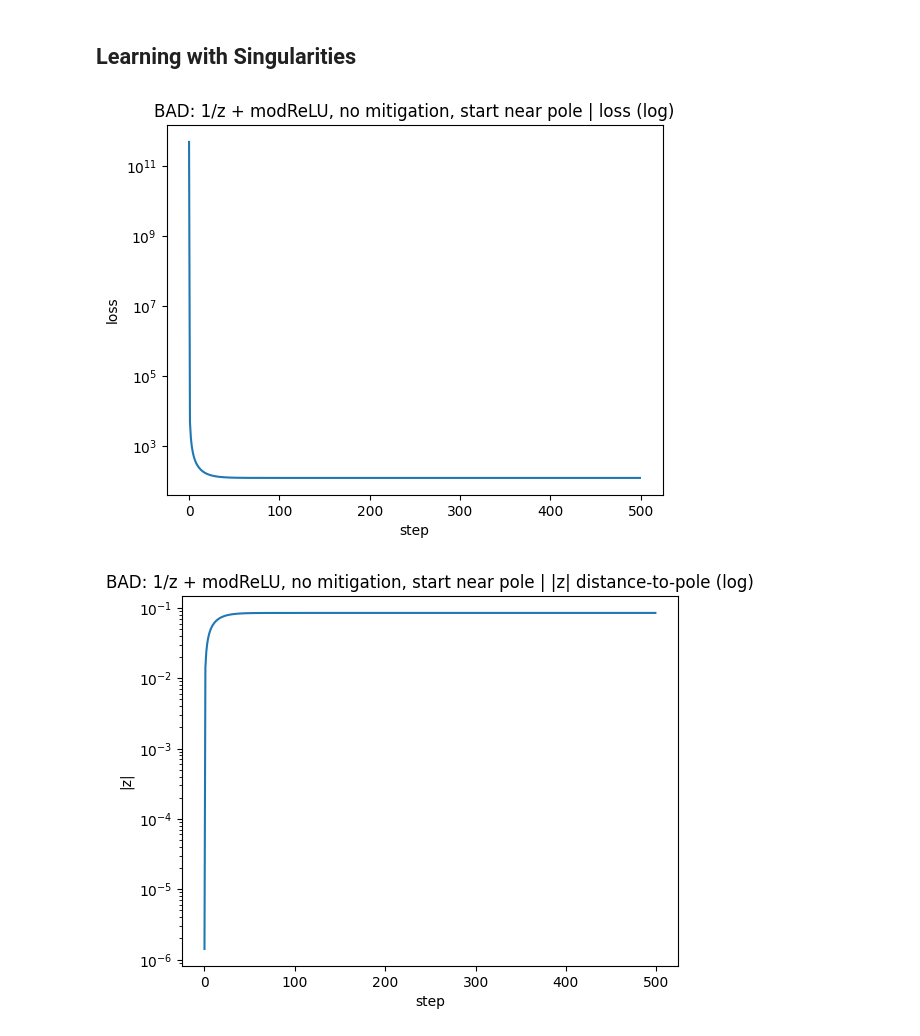
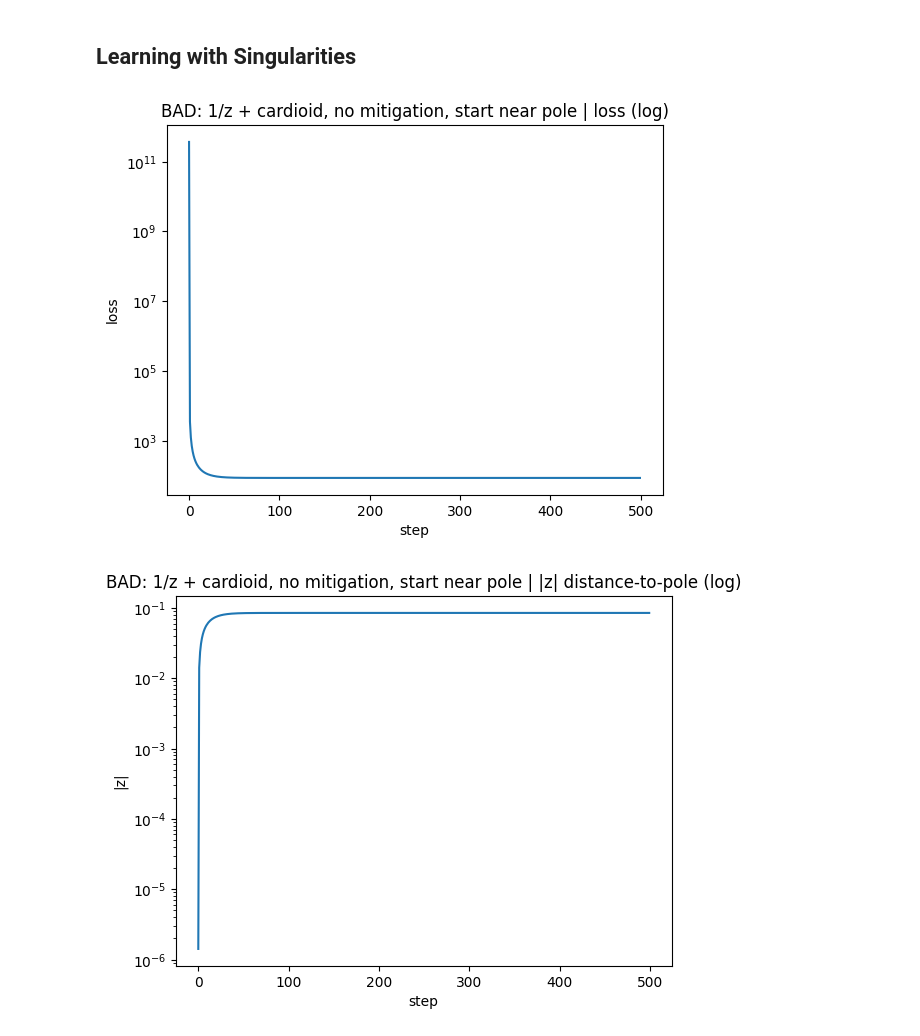
Before and after one commit to sjeastwood/CMPT981_CVNN, a Jupyter notebook: Singularities_Sweep.ipynb, the cells around one changed output. Saved outputs shown, nothing was run; the diff lists cells and outputs as text; code cells hidden in the pictures.

```diff
--- a/Singularities_Sweep.ipynb
+++ b/Singularities_Sweep.ipynb
@@ -299,16 +299,16 @@ def plot_hist(hist, title):
 # %%
 hist_bad = run_escape_experiment(
     f_name="1/z",
-    act_name="modReLU",
+    act_name="cardioid",
     lr=1e-2,
     steps=500,
     z0=1e-6 + 1e-6j,
     y_target=1.0+0j,
     mitigation=None,
     grad_clip=None,
     rmin=None
 )
-plot_hist(hist_bad, "BAD: 1/z + modReLU, no mitigation, start near pole")
+plot_hist(hist_bad, "BAD: 1/z + cardioid, no mitigation, start near pole")
 # %% [output]
-[figure, old version]
+[figure, new version]
-[figure, old version]
+[figure, new version]
```
Also changed, not shown: parts of 2 cells of this notebook, 5 other files.
